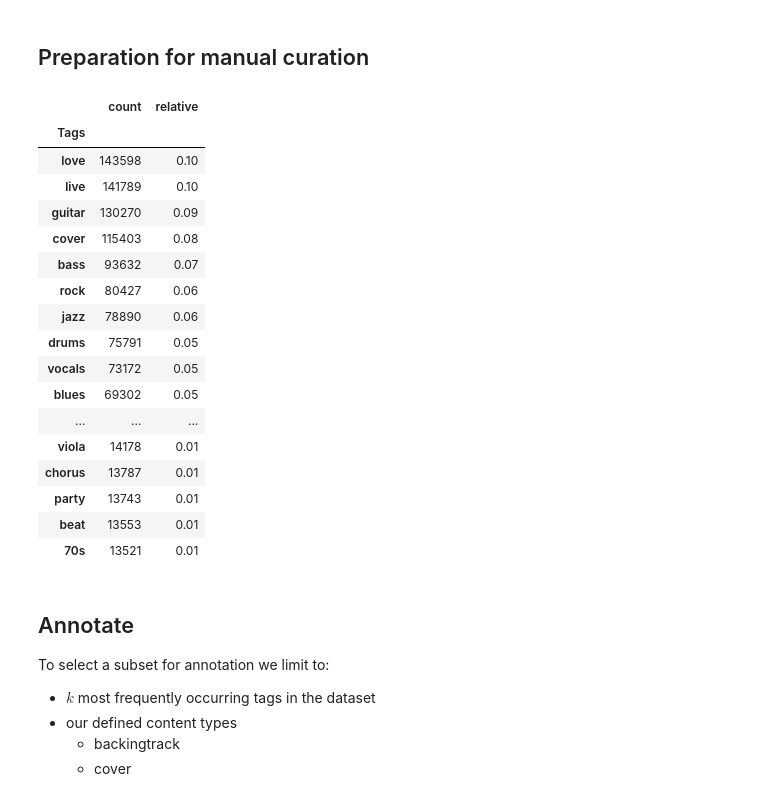
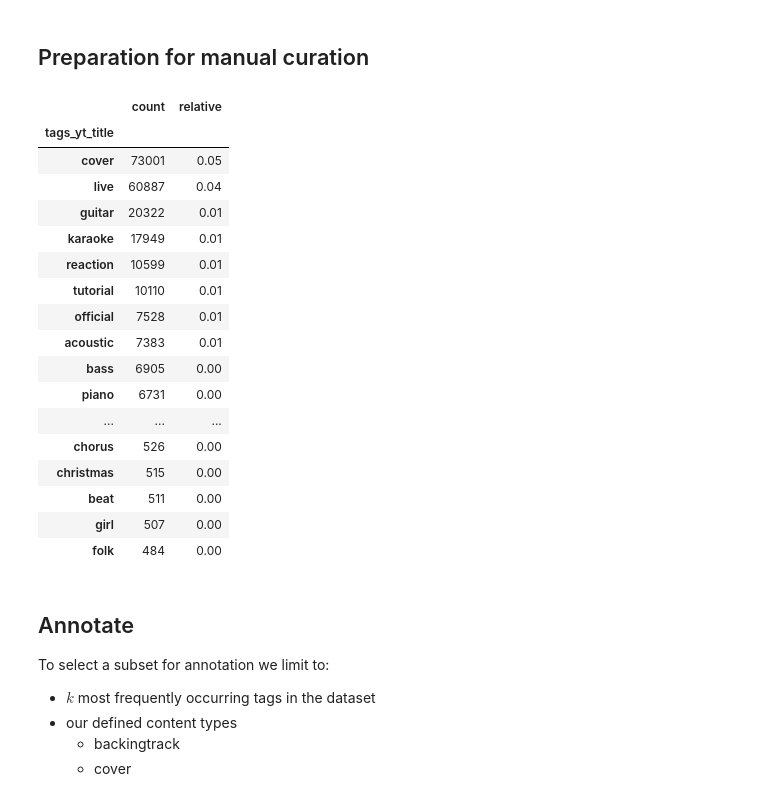
Before and after one commit to progsi/divers_dataset, a Jupyter notebook: tags_analysis.ipynb, the cells around one changed output. Saved outputs shown, nothing was run; the diff lists cells and outputs as text; code cells hidden in the pictures.

```diff
--- a/tags_analysis.ipynb
+++ b/tags_analysis.ipynb
@@ -52,11 +58 @@ plt.show()
-# %%
-def parse_matched_dict(d):
-    if isinstance(d, dict):
-        if d == {}:
-            return []
-        return list({k for sub in d.values() for k in sub.keys()})
-    return []
-
-df["Tags"] = df.matched_tags_multilingual.apply(parse_matched_dict)
-df["Source"] = df.apply(lambda row: "Discogs (DVI)" if row.dvi else "YouTube (YVI)", axis=1)
 # %%
@@ -174,33 +226,33 @@ Saved PDF: figures/matched_tags.pdf
 ## Preparation for manual curation
 # %%
 # Explode lists into rows
-exploded = df.explode("Tags")
+exploded = df.explode("tags_yt_title")
 
 # Compute tag counts and relative frequencies
 n_total = len(df)
-df_tag_counts = exploded["Tags"].value_counts().to_frame()
+df_tag_counts = exploded["tags_yt_title"].value_counts().to_frame()
 df_tag_counts["relative"] = df_tag_counts["count"] / n_total
 df_tag_counts["relative"] = df_tag_counts["relative"].round(2)
 df_tag_counts.sort_values("count", ascending=False).head(60)
 # %% [output]
 |  | count | relative |
-| Tags |  |  |
-| love | 143598 | 0.10 |
-| live | 141789 | 0.10 |
-| guitar | 130270 | 0.09 |
-| cover | 115403 | 0.08 |
-| bass | 93632 | 0.07 |
-| rock | 80427 | 0.06 |
-| jazz | 78890 | 0.06 |
-| drums | 75791 | 0.05 |
-| vocals | 73172 | 0.05 |
-| blues | 69302 | 0.05 |
+| tags_yt_title |  |  |
+| cover | 73001 | 0.05 |
+| live | 60887 | 0.04 |
+| guitar | 20322 | 0.01 |
+| karaoke | 17949 | 0.01 |
+| reaction | 10599 | 0.01 |
+| tutorial | 10110 | 0.01 |
+| official | 7528 | 0.01 |
+| acoustic | 7383 | 0.01 |
+| bass | 6905 | 0.00 |
+| piano | 6731 | 0.00 |
 | ... | ... | ... |
-| viola | 14178 | 0.01 |
-| chorus | 13787 | 0.01 |
-| party | 13743 | 0.01 |
-| beat | 13553 | 0.01 |
-| 70s | 13521 | 0.01 |
+| chorus | 526 | 0.00 |
+| christmas | 515 | 0.00 |
+| beat | 511 | 0.00 |
+| girl | 507 | 0.00 |
+| folk | 484 | 0.00 |
 # %% [markdown]
 ## Annotate
 To select a subset for annotation we limit to:
```
Also changed, not shown: parts of 6 cells of this notebook, 7 other files.
